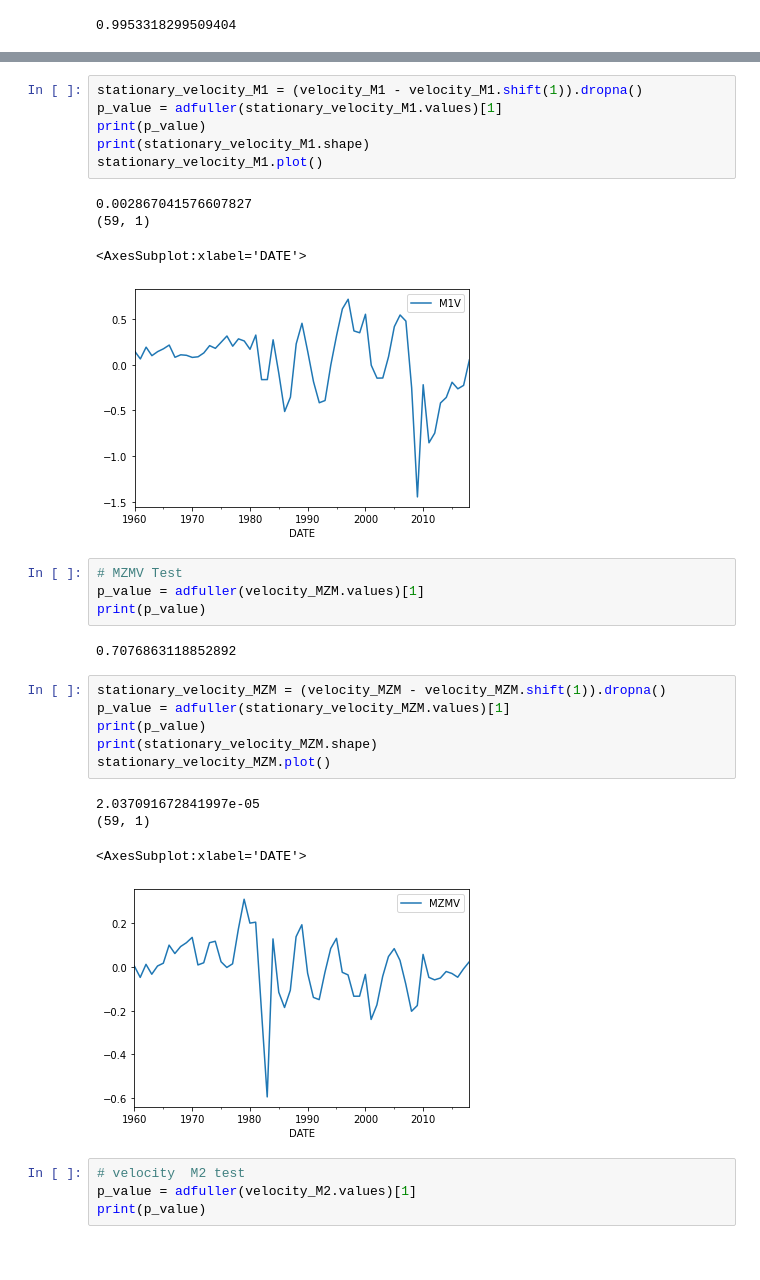
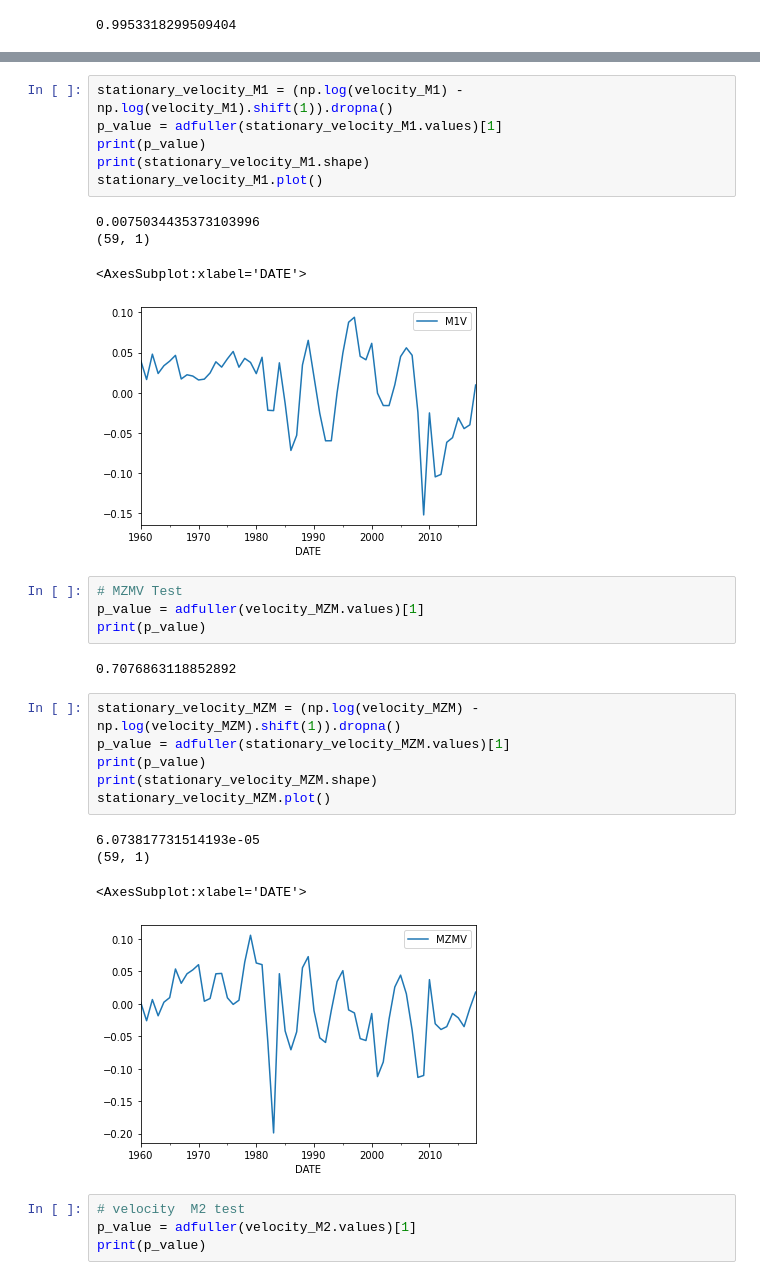
Before and after one commit to felipe-fp/corcovado, a Jupyter notebook: velocity_analysis/velocity_and_financial_mkt.ipynb, the cells around one changed output, grey strips where cells are left out. Saved outputs shown, nothing was run; the diff lists cells and outputs as text.

Commit message:
Changes to Velocity Analysis and Stationarity transform fct

```diff
--- a/velocity_analysis/velocity_and_financial_mkt.ipynb
+++ b/velocity_analysis/velocity_and_financial_mkt.ipynb
@@ -85,14 +85,14 @@ print(p_value)
 # %%
-stationary_velocity_M1 = (velocity_M1 - velocity_M1.shift(1)).dropna()
+stationary_velocity_M1 = (np.log(velocity_M1) - np.log(velocity_M1).shift(1)).dropna()
 p_value = adfuller(stationary_velocity_M1.values)[1]
 print(p_value)
 print(stationary_velocity_M1.shape)
 stationary_velocity_M1.plot()
 # %% [output]
-0.002867041576607827
+0.0075034435373103996
 (59, 1)
 <AxesSubplot:xlabel='DATE'>
-[figure, old version]
+[figure, new version]
 # %%
 # MZMV Test
 p_value = adfuller(velocity_MZM.values)[1]
@@ -100,16 +100,16 @@ print(p_value)
 # %% [output]
 0.7076863118852892
 # %%
-stationary_velocity_MZM = (velocity_MZM - velocity_MZM.shift(1)).dropna()
+stationary_velocity_MZM = (np.log(velocity_MZM) - np.log(velocity_MZM).shift(1)).dropna()
 p_value = adfuller(stationary_velocity_MZM.values)[1]
 print(p_value)
 print(stationary_velocity_MZM.shape)
 stationary_velocity_MZM.plot()
 # %% [output]
-2.037091672841997e-05
+6.073817731514193e-05
 (59, 1)
 <AxesSubplot:xlabel='DATE'>
-[figure, old version]
+[figure, new version]
 # %%
 # velocity  M2 test
 p_value = adfuller(velocity_M2.values)[1]
```
Also changed, not shown: parts of 46 cells of this notebook, 1 other file.
